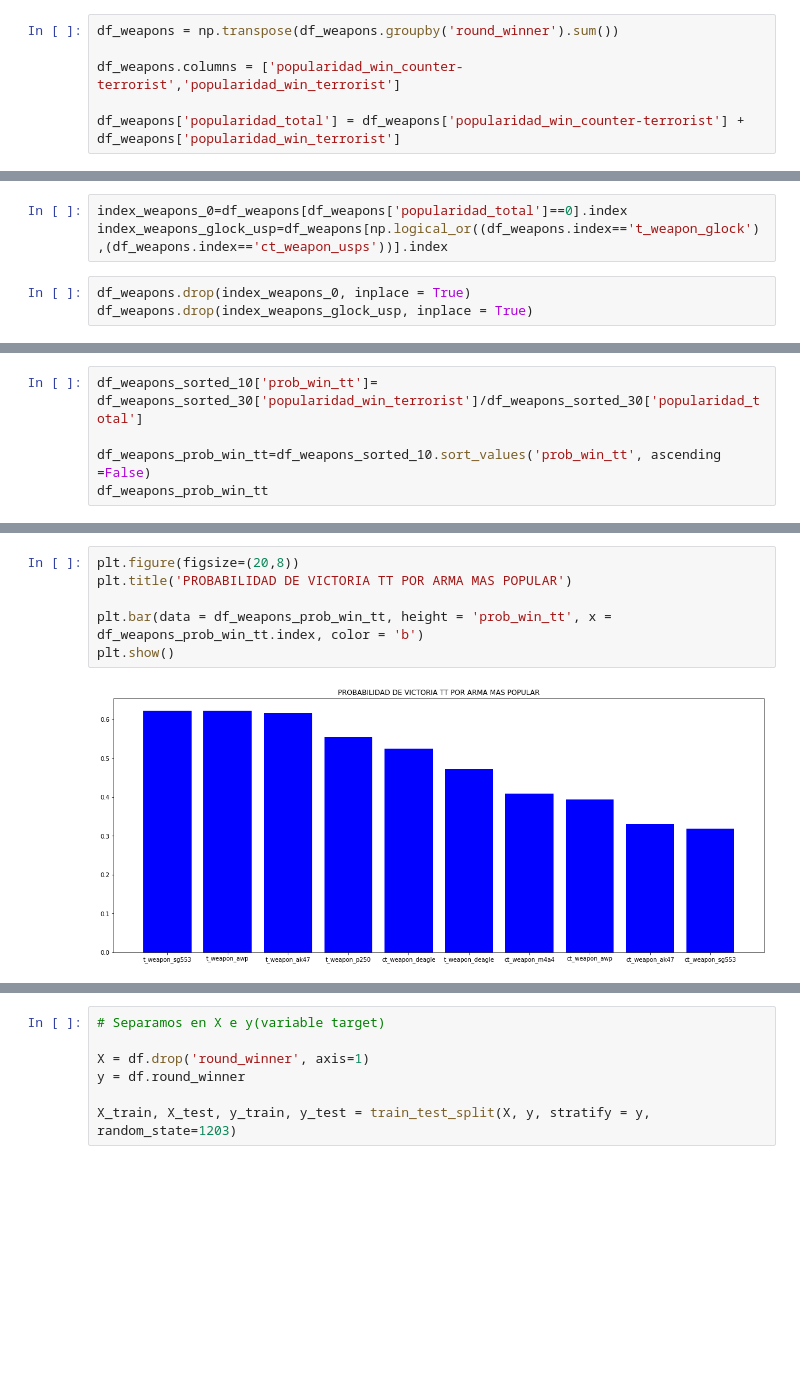
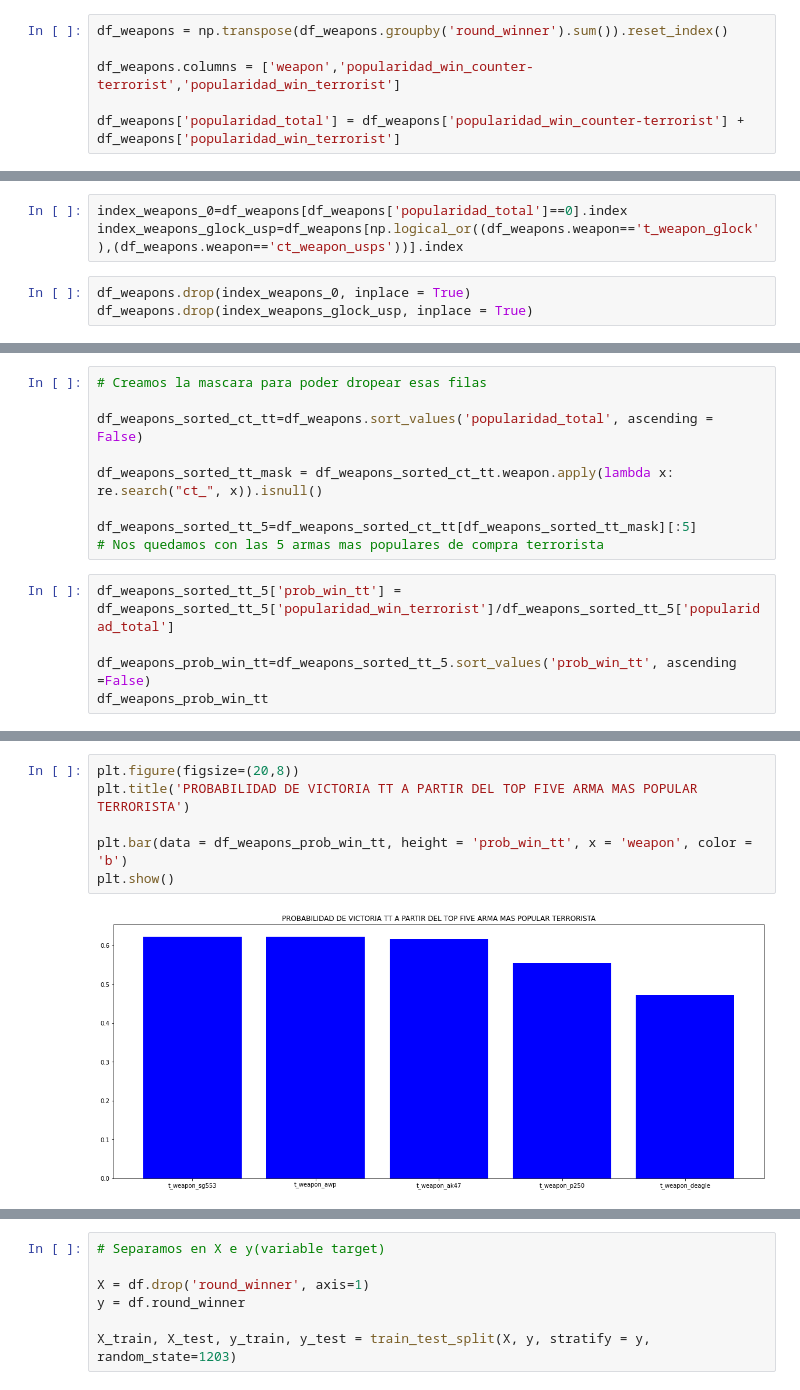
Before and after one commit to Csuarezgurruchaga/Digital-House, a Jupyter notebook: Trabajo Practico/Practico_4/cs_go_grupo5.ipynb, the cells around one changed output, grey strips where cells are left out. Drawn from its saved outputs; the diff is of its cells as text; blank space fills up the shorter version.

```diff
--- a/Trabajo Practico/Practico_4/cs_go_grupo5.ipynb
+++ b/Trabajo Practico/Practico_4/cs_go_grupo5.ipynb
@@ -432,14 +420,14 @@ df_weapons.drop(df_weapons.columns[[68,69,69,70,71,72,73,74,75,76,77,78,79]], ax
 # %%
-df_weapons = np.transpose(df_weapons.groupby('round_winner').sum())
+df_weapons = np.transpose(df_weapons.groupby('round_winner').sum()).reset_index()
 
-df_weapons.columns = ['popularidad_win_counter-terrorist','popularidad_win_terrorist']
+df_weapons.columns = ['weapon','popularidad_win_counter-terrorist','popularidad_win_terrorist']
 
 df_weapons['popularidad_total'] = df_weapons['popularidad_win_counter-terrorist'] + df_weapons['popularidad_win_terrorist']
 # %% [markdown]
 vamos a dropear las usp y las glocks, dado que son las armas con las que se comienza en la ronda, por lo que siempre seran las que haya mayor cantidad, tambien dropearemos las armas que tengan 0 compras
 # %%
 index_weapons_0=df_weapons[df_weapons['popularidad_total']==0].index
-index_weapons_glock_usp=df_weapons[np.logical_or((df_weapons.index=='t_weapon_glock'),(df_weapons.index=='ct_weapon_usps'))].index
+index_weapons_glock_usp=df_weapons[np.logical_or((df_weapons.weapon=='t_weapon_glock'),(df_weapons.weapon=='ct_weapon_usps'))].index
 # %%
 df_weapons.drop(index_weapons_0, inplace = True)
 df_weapons.drop(index_weapons_glock_usp, inplace = True)
@@ -463,6 +438,15 @@ df_weapons_sorted_10
+# %%
+# Creamos la mascara para poder dropear esas filas
+
+df_weapons_sorted_ct_tt=df_weapons.sort_values('popularidad_total', ascending = False)
+
+df_weapons_sorted_tt_mask = df_weapons_sorted_ct_tt.weapon.apply(lambda x: re.search("ct_", x)).isnull()
+
+df_weapons_sorted_tt_5=df_weapons_sorted_ct_tt[df_weapons_sorted_tt_mask][:5]
+# Nos quedamos con las 5 armas mas populares de compra terrorista
 # %%
-df_weapons_sorted_10['prob_win_tt']= df_weapons_sorted_30['popularidad_win_terrorist']/df_weapons_sorted_30['popularidad_total']
+df_weapons_sorted_tt_5['prob_win_tt'] = df_weapons_sorted_tt_5['popularidad_win_terrorist']/df_weapons_sorted_tt_5['popularidad_total']
 
-df_weapons_prob_win_tt=df_weapons_sorted_10.sort_values('prob_win_tt', ascending =False)
+df_weapons_prob_win_tt=df_weapons_sorted_tt_5.sort_values('prob_win_tt', ascending =False)
 df_weapons_prob_win_tt
 # %% [output]
@@ -480,11 +459,11 @@ df_weapons_prob_win_tt
 # %%
 plt.figure(figsize=(20,8))
-plt.title('PROBABILIDAD DE VICTORIA TT POR ARMA MAS POPULAR')
+plt.title('PROBABILIDAD DE VICTORIA TT A PARTIR DEL TOP FIVE ARMA MAS POPULAR TERRORISTA')
 
-plt.bar(data = df_weapons_prob_win_tt, height = 'prob_win_tt', x = df_weapons_prob_win_tt.index, color = 'b')
+plt.bar(data = df_weapons_prob_win_tt, height = 'prob_win_tt', x = 'weapon', color = 'b')
 plt.show()
 # %% [output]
-[figure, old version]
+[figure, new version]
 # %% [markdown]
 ## CONCLUSION:
 
```
Also changed, not shown: parts of 28 cells of this notebook.
